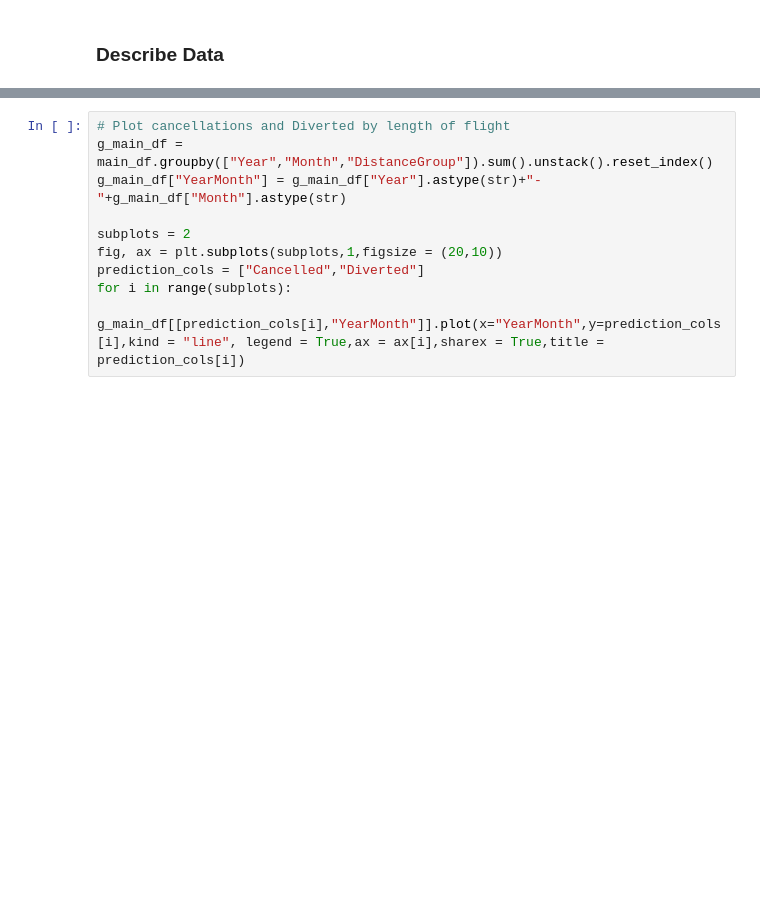
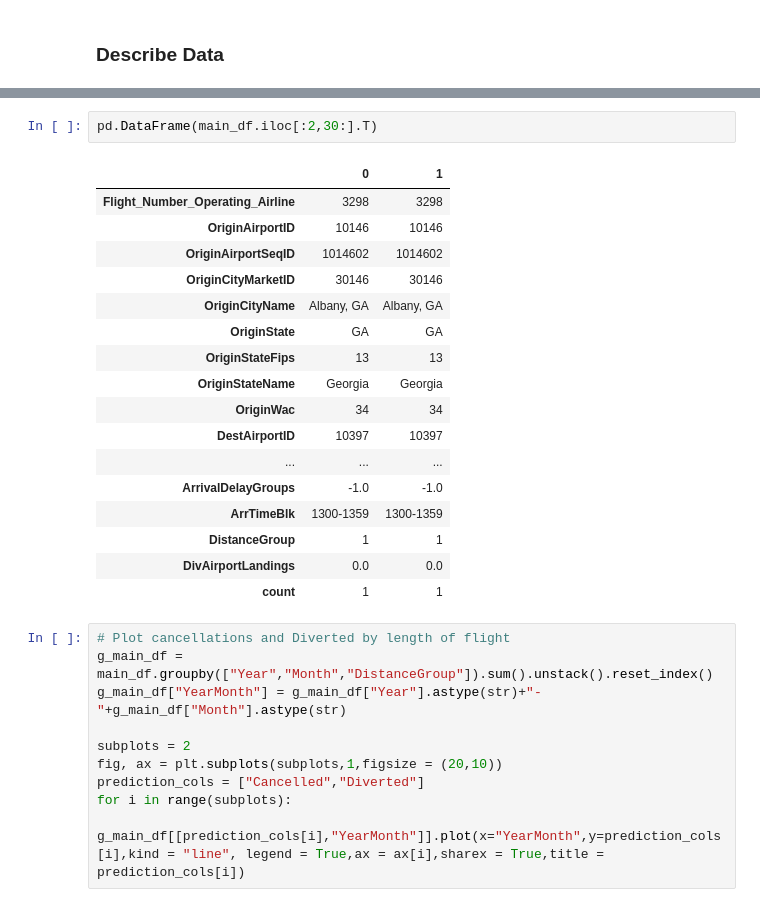
Before and after one commit to oliversvane/MBML-Project-2023, a Jupyter notebook: notebook.ipynb, the cells around one changed output, grey strips where cells are left out. Drawn from its saved outputs; the diff is of its cells as text; blank space fills up the shorter version.

```diff
--- a/notebook.ipynb
+++ b/notebook.ipynb
@@ -76,3 +108,23 @@ main_df.head()
+# %%
+pd.DataFrame(main_df.iloc[:2,30:].T)
+# %% [output]
+|  | 0 | 1 |
+| Flight_Number_Operating_Airline | 3298 | 3298 |
+| OriginAirportID | 10146 | 10146 |
+| OriginAirportSeqID | 1014602 | 1014602 |
+| OriginCityMarketID | 30146 | 30146 |
+| OriginCityName | Albany, GA | Albany, GA |
+| OriginState | GA | GA |
+| OriginStateFips | 13 | 13 |
+| OriginStateName | Georgia | Georgia |
+| OriginWac | 34 | 34 |
+| DestAirportID | 10397 | 10397 |
+| ... | ... | ... |
+| ArrivalDelayGroups | -1.0 | -1.0 |
+| ArrTimeBlk | 1300-1359 | 1300-1359 |
+| DistanceGroup | 1 | 1 |
+| DivAirportLandings | 0.0 | 0.0 |
+| count | 1 | 1 |
 # %%
 # Plot cancellations and Diverted by length of flight
 g_main_df = main_df.groupby(["Year","Month","DistanceGroup"]).sum().unstack().reset_index()
```
Also changed, not shown: parts of 11 cells of this notebook, 3 other files.
